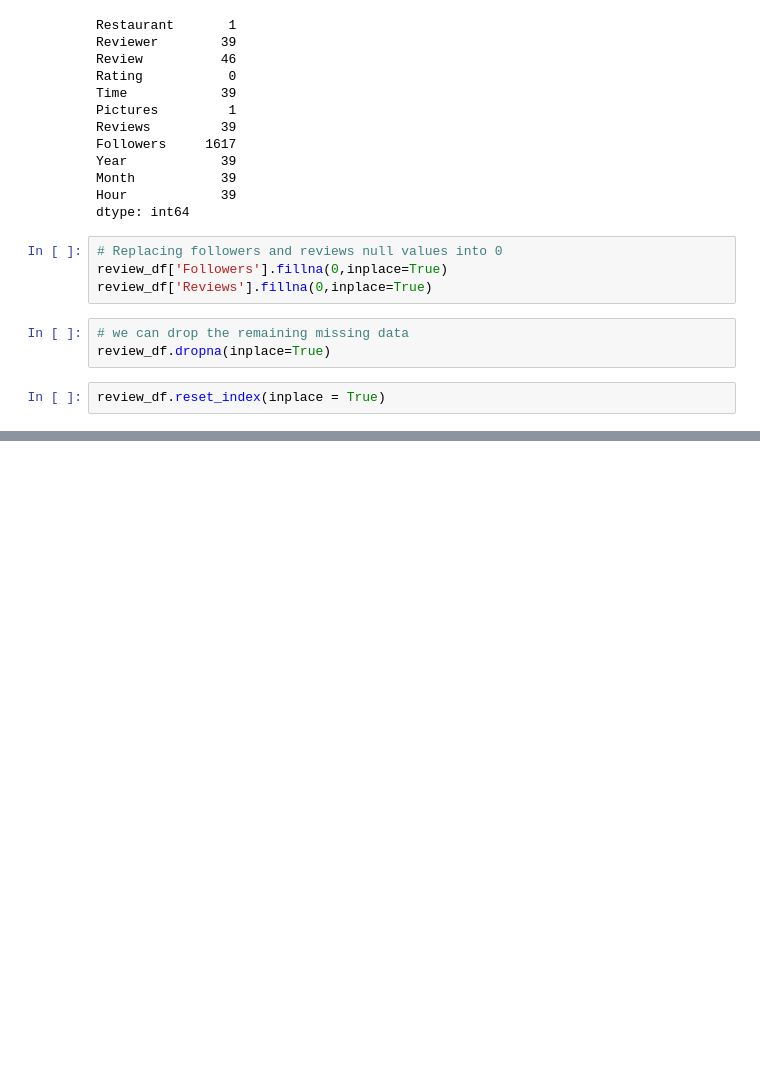
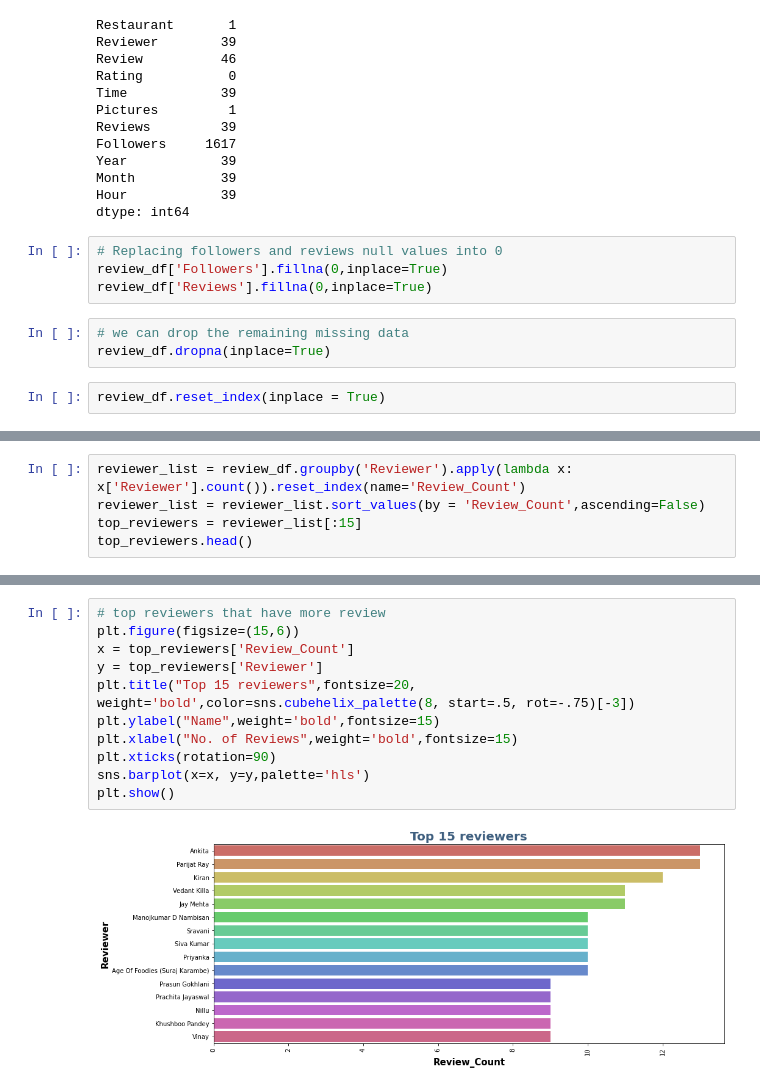
Before and after one commit to rohit-1026/Zomato-Restaurant-Clustering-and-Sentiment-Analysis, a Jupyter notebook: ZOMATO_RESTAURANT_CLUSTERING_AND_SENTIMENT_ANALYSIS.ipynb, the cells around one changed output, grey strips where cells are left out. Drawn from its saved outputs; the diff is of its cells as text; blank space fills up the shorter version.

```diff
--- a/ZOMATO_RESTAURANT_CLUSTERING_AND_SENTIMENT_ANALYSIS.ipynb
+++ b/ZOMATO_RESTAURANT_CLUSTERING_AND_SENTIMENT_ANALYSIS.ipynb
@@ -420,0 +464,5 @@ review_df.reset_index(inplace = True)
+# %%
+reviewer_list = review_df.groupby('Reviewer').apply(lambda x: x['Reviewer'].count()).reset_index(name='Review_Count')
+reviewer_list = reviewer_list.sort_values(by = 'Review_Count',ascending=False)
+top_reviewers = reviewer_list[:15]
+top_reviewers.head()
@@ -420,0 +476,13 @@ review_df.reset_index(inplace = True)
+# %%
+# top reviewers that have more review
+plt.figure(figsize=(15,6))
+x = top_reviewers['Review_Count']
+y = top_reviewers['Reviewer']
+plt.title("Top 15 reviewers",fontsize=20, weight='bold',color=sns.cubehelix_palette(8, start=.5, rot=-.75)[-3])
+plt.ylabel("Name",weight='bold',fontsize=15)
+plt.xlabel("No. of Reviews",weight='bold',fontsize=15)
+plt.xticks(rotation=90)
+sns.barplot(x=x, y=y,palette='hls')
+plt.show()
+# %% [output]
+[figure, added]
```
Also changed, not shown: parts of 34 cells of this notebook.
